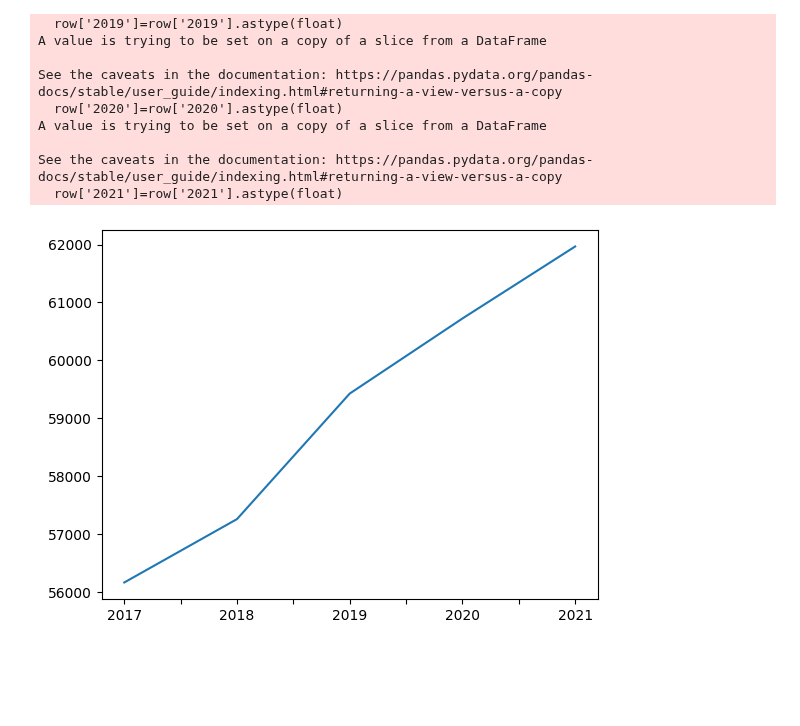
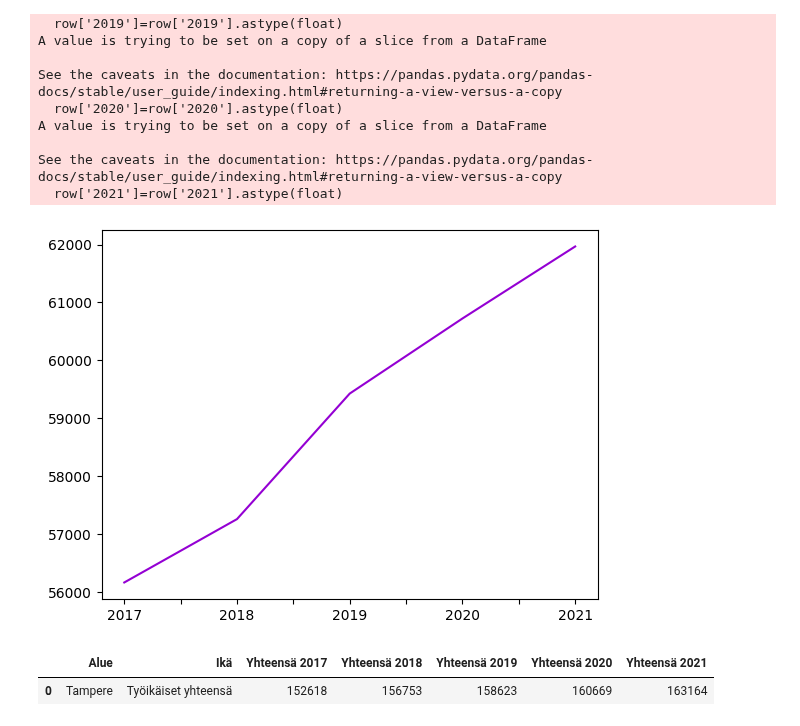
Before and after one commit to Real-Joni00/Mobile-project, a Jupyter notebook: screens/StackNavigationCities/Finland/DataVisualizationFIN/tampere.ipynb, the cells around one changed output. Cells and saved outputs as stored; diff of their text form; code cells hidden in the pictures; blank space fills up the shorter version.

```diff
--- a/screens/StackNavigationCities/Finland/DataVisualizationFIN/tampere.ipynb
+++ b/screens/StackNavigationCities/Finland/DataVisualizationFIN/tampere.ipynb
@@ -51,7 +51,7 @@ A value is trying to be set on a copy of a slice from a DataFrame
 See the caveats in the documentation: https://pandas.pydata.org/pandas-docs/stable/user_guide/indexing.html#returning-a-view-versus-a-copy
   row['2021']=row['2021'].astype(float)
 # %%
-row[['2017', '2018', '2019', '2020', '2021']].plot()
+row[['2017', '2018', '2019', '2020', '2021']].plot(color = 'darkviolet')
 plt.savefig('../images/tamperekoulutusvuodet.jpg')
 # %% [output]
-[figure, old version]
+[figure, new version]
@@ -57,0 +65,5 @@ plt.savefig('../images/tamperekoulutusvuodet.jpg')
+# %%
+df_tamperetyöikäiset.head()
+# %% [output]
+|  | Alue | Ikä | Yhteensä 2017 | Yhteensä 2018 | Yhteensä 2019 | Yhteensä 2020 | Yhteensä 2021 |
+| 0 | Tampere | Työikäiset yhteensä | 152618 | 156753 | 158623 | 160669 | 163164 |
```
Also changed, not shown: parts of 3 cells of this notebook, 19 other files.
